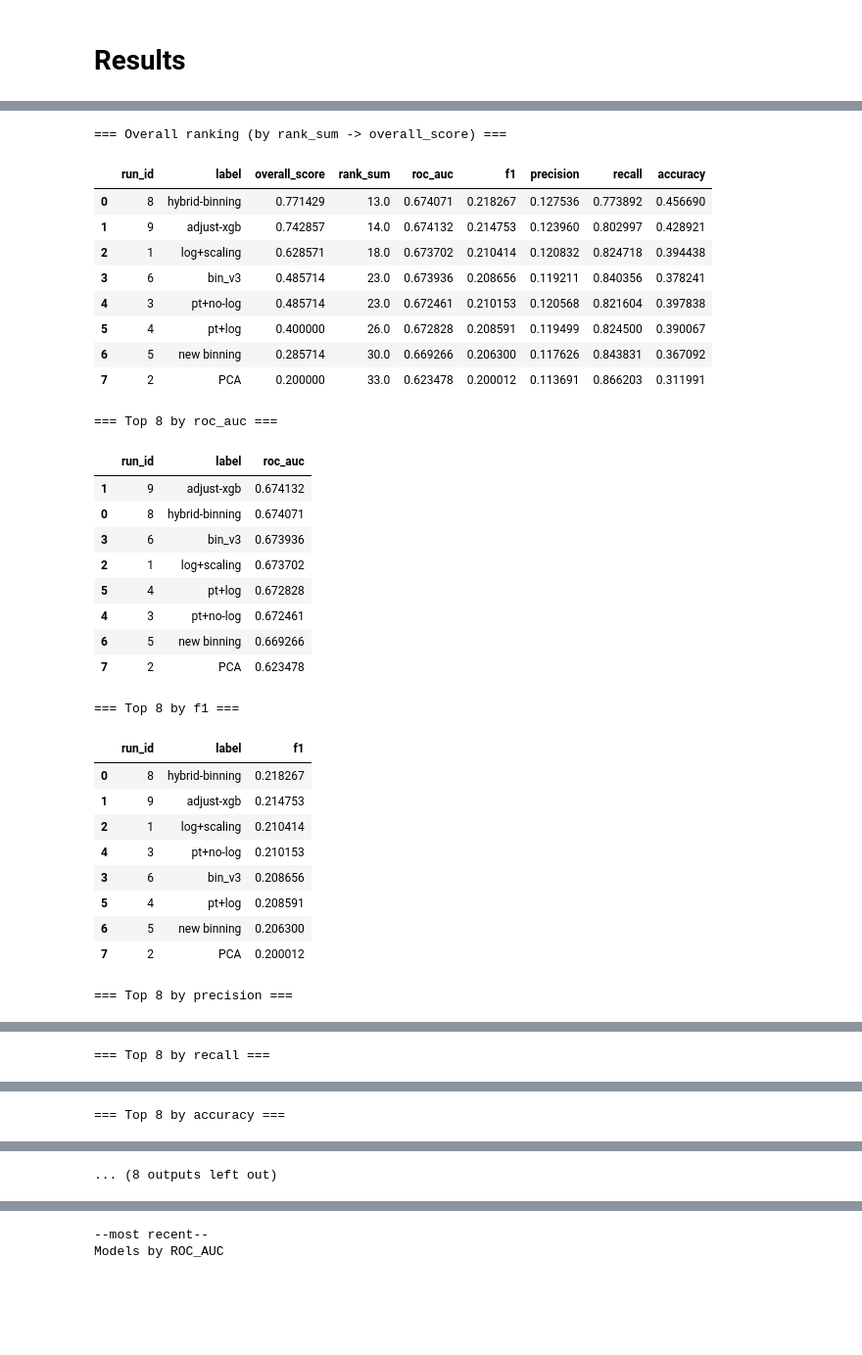
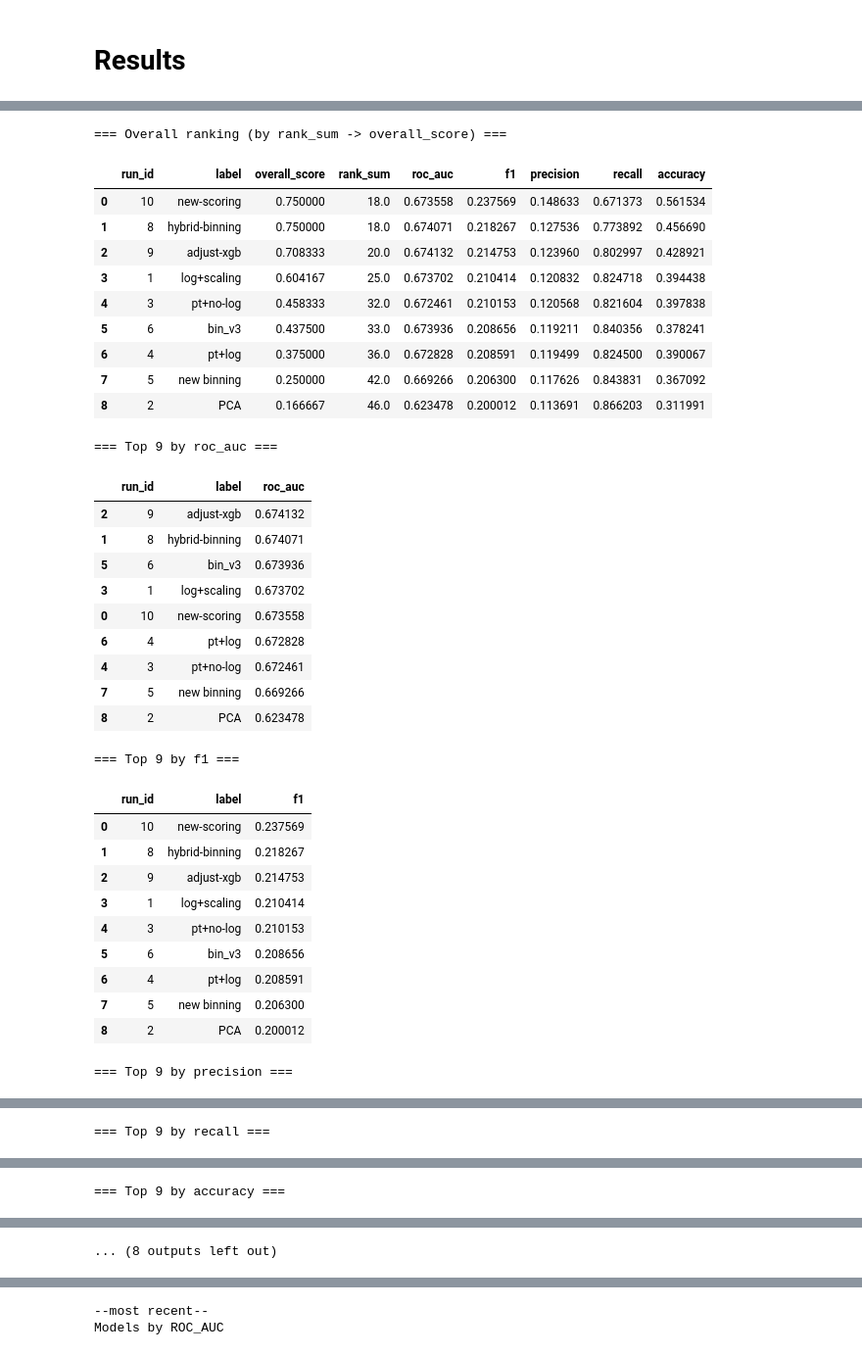
Before and after one commit to meaton96/Eaton_633_Project, a Jupyter notebook: notebooks/000_Main.ipynb, the cells around one changed output, grey strips where cells are left out. Shown at 98% size. Saved outputs shown, nothing was run; the diff lists cells and outputs as text; code cells hidden in the pictures; blank space fills up the shorter version.

```diff
--- a/notebooks/000_Main.ipynb
+++ b/notebooks/000_Main.ipynb
@@ -70,10 +72,10 @@ results_df = filter_df(test_df, model=['xgb', 'svc', 'sgd', 'rf'])
 #df = pd.concat([pca_results_df, results_df, pt_df, pt_log_df, new_bin, bin_3], axis=0)
 
 run_notes = pd.DataFrame({
-    "run_id": [0, 1, 2, 3, 4, 5, 6, 8, 9],
+    "run_id": [0, 1, 2, 3, 4, 5, 6, 8, 9, 10],
     "label": ["unknown", "log+scaling", "PCA",
               "pt+no-log", "pt+log", "new binning", 'bin_v3', 'hybrid-binning',
-              'adjust-xgb'
+              'adjust-xgb', 'new-scoring'
               ]
 })
 
@@ -83,42 +85,46 @@ df_means = test_df.groupby('run_id', as_index=False).mean(numeric_only=True)
 
 df_label = df_means.merge(run_notes, on='run_id', how='left')
 # %%
-from shared_util.metrics.compare_linear import compare_runs
+from shared_util.metrics.compare import compare_runs
 
 compare_runs(
     df=df_label,
-    metric_cols=["roc_auc", "f1", "precision", "recall", "accuracy"]
+    metric_cols=["roc_auc", "f1", "precision", "recall", "accuracy"],
+    weights={"precision": 2.0, "accuracy": 1.0}  # new scoring prioritize precision for lowering cost
 )
 # %% [output]
 === Overall ranking (by rank_sum -> overall_score) ===
 |  | run_id | label | overall_score | rank_sum | roc_auc | f1 | precision | recall | accuracy |
-| 0 | 8 | hybrid-binning | 0.771429 | 13.0 | 0.674071 | 0.218267 | 0.127536 | 0.773892 | 0.456690 |
-| 1 | 9 | adjust-xgb | 0.742857 | 14.0 | 0.674132 | 0.214753 | 0.123960 | 0.802997 | 0.428921 |
-| 2 | 1 | log+scaling | 0.628571 | 18.0 | 0.673702 | 0.210414 | 0.120832 | 0.824718 | 0.394438 |
-| 3 | 6 | bin_v3 | 0.485714 | 23.0 | 0.673936 | 0.208656 | 0.119211 | 0.840356 | 0.378241 |
-| 4 | 3 | pt+no-log | 0.485714 | 23.0 | 0.672461 | 0.210153 | 0.120568 | 0.821604 | 0.397838 |
-| 5 | 4 | pt+log | 0.400000 | 26.0 | 0.672828 | 0.208591 | 0.119499 | 0.824500 | 0.390067 |
-| 6 | 5 | new binning | 0.285714 | 30.0 | 0.669266 | 0.206300 | 0.117626 | 0.843831 | 0.367092 |
-| 7 | 2 | PCA | 0.200000 | 33.0 | 0.623478 | 0.200012 | 0.113691 | 0.866203 | 0.311991 |
+| 0 | 10 | new-scoring | 0.750000 | 18.0 | 0.673558 | 0.237569 | 0.148633 | 0.671373 | 0.561534 |
+| 1 | 8 | hybrid-binning | 0.750000 | 18.0 | 0.674071 | 0.218267 | 0.127536 | 0.773892 | 0.456690 |
+| 2 | 9 | adjust-xgb | 0.708333 | 20.0 | 0.674132 | 0.214753 | 0.123960 | 0.802997 | 0.428921 |
+| 3 | 1 | log+scaling | 0.604167 | 25.0 | 0.673702 | 0.210414 | 0.120832 | 0.824718 | 0.394438 |
+| 4 | 3 | pt+no-log | 0.458333 | 32.0 | 0.672461 | 0.210153 | 0.120568 | 0.821604 | 0.397838 |
+| 5 | 6 | bin_v3 | 0.437500 | 33.0 | 0.673936 | 0.208656 | 0.119211 | 0.840356 | 0.378241 |
+| 6 | 4 | pt+log | 0.375000 | 36.0 | 0.672828 | 0.208591 | 0.119499 | 0.824500 | 0.390067 |
+| 7 | 5 | new binning | 0.250000 | 42.0 | 0.669266 | 0.206300 | 0.117626 | 0.843831 | 0.367092 |
+| 8 | 2 | PCA | 0.166667 | 46.0 | 0.623478 | 0.200012 | 0.113691 | 0.866203 | 0.311991 |
-=== Top 8 by roc_auc ===
+=== Top 9 by roc_auc ===
 |  | run_id | label | roc_auc |
-| 1 | 9 | adjust-xgb | 0.674132 |
-| 0 | 8 | hybrid-binning | 0.674071 |
-| 3 | 6 | bin_v3 | 0.673936 |
-| 2 | 1 | log+scaling | 0.673702 |
-| 5 | 4 | pt+log | 0.672828 |
+| 2 | 9 | adjust-xgb | 0.674132 |
+| 1 | 8 | hybrid-binning | 0.674071 |
+| 5 | 6 | bin_v3 | 0.673936 |
+| 3 | 1 | log+scaling | 0.673702 |
+| 0 | 10 | new-scoring | 0.673558 |
+| 6 | 4 | pt+log | 0.672828 |
 | 4 | 3 | pt+no-log | 0.672461 |
-| 6 | 5 | new binning | 0.669266 |
-| 7 | 2 | PCA | 0.623478 |
+| 7 | 5 | new binning | 0.669266 |
+| 8 | 2 | PCA | 0.623478 |
-=== Top 8 by f1 ===
+=== Top 9 by f1 ===
 |  | run_id | label | f1 |
-| 0 | 8 | hybrid-binning | 0.218267 |
-| 1 | 9 | adjust-xgb | 0.214753 |
-| 2 | 1 | log+scaling | 0.210414 |
+| 0 | 10 | new-scoring | 0.237569 |
+| 1 | 8 | hybrid-binning | 0.218267 |
+| 2 | 9 | adjust-xgb | 0.214753 |
+| 3 | 1 | log+scaling | 0.210414 |
 | 4 | 3 | pt+no-log | 0.210153 |
-| 3 | 6 | bin_v3 | 0.208656 |
-| 5 | 4 | pt+log | 0.208591 |
-| 6 | 5 | new binning | 0.206300 |
-| 7 | 2 | PCA | 0.200012 |
+| 5 | 6 | bin_v3 | 0.208656 |
+| 6 | 4 | pt+log | 0.208591 |
+| 7 | 5 | new binning | 0.206300 |
+| 8 | 2 | PCA | 0.200012 |
-=== Top 8 by precision ===
+=== Top 9 by precision ===
 |  | run_id | label | precision |
@@ -133,2 +140,2 @@ compare_runs(
-=== Top 8 by recall ===
+=== Top 9 by recall ===
 |  | run_id | label | recall |
@@ -143,2 +151,2 @@ compare_runs(
-=== Top 8 by accuracy ===
+=== Top 9 by accuracy ===
 |  | run_id | label | accuracy |
```
Also changed, not shown: parts of 34 cells of this notebook, 7 other files.
